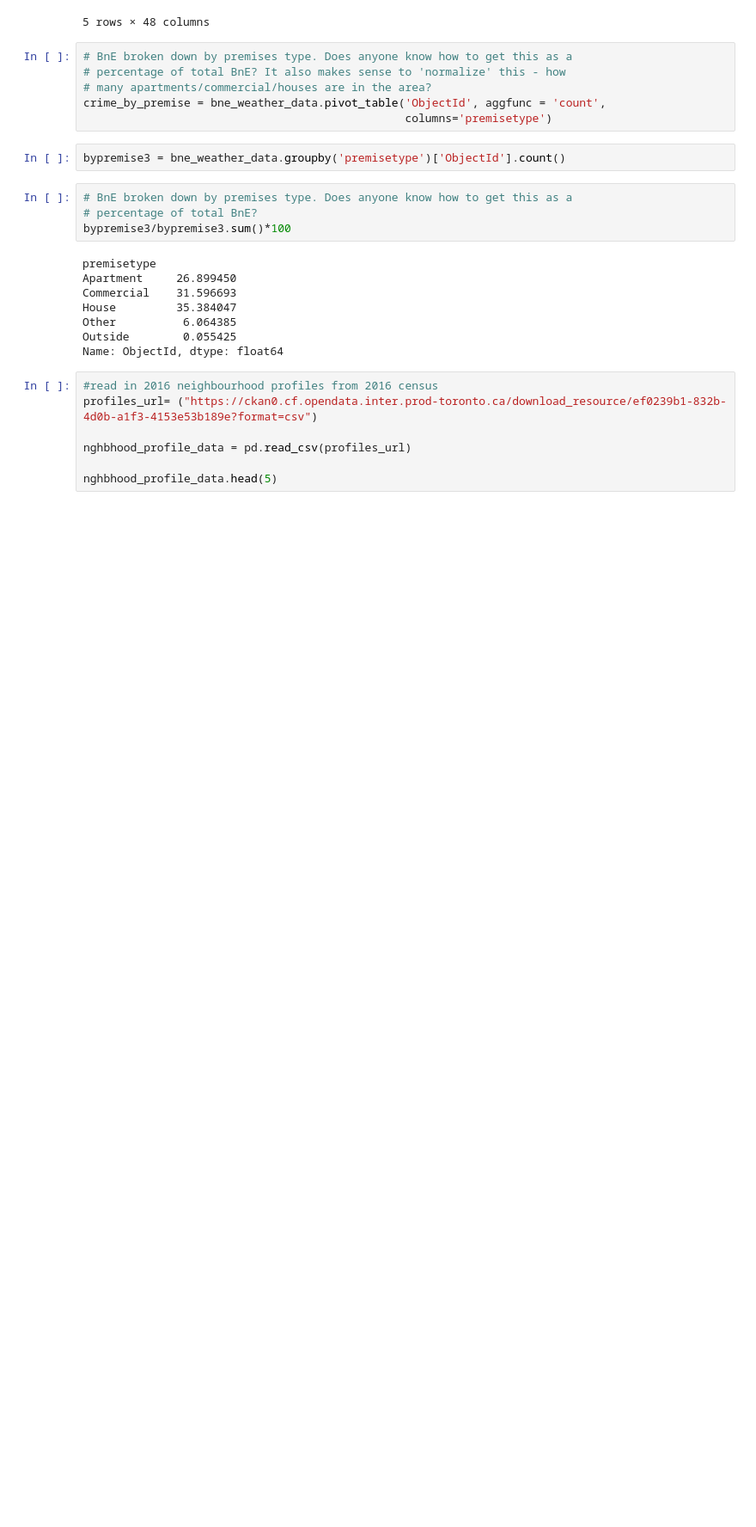
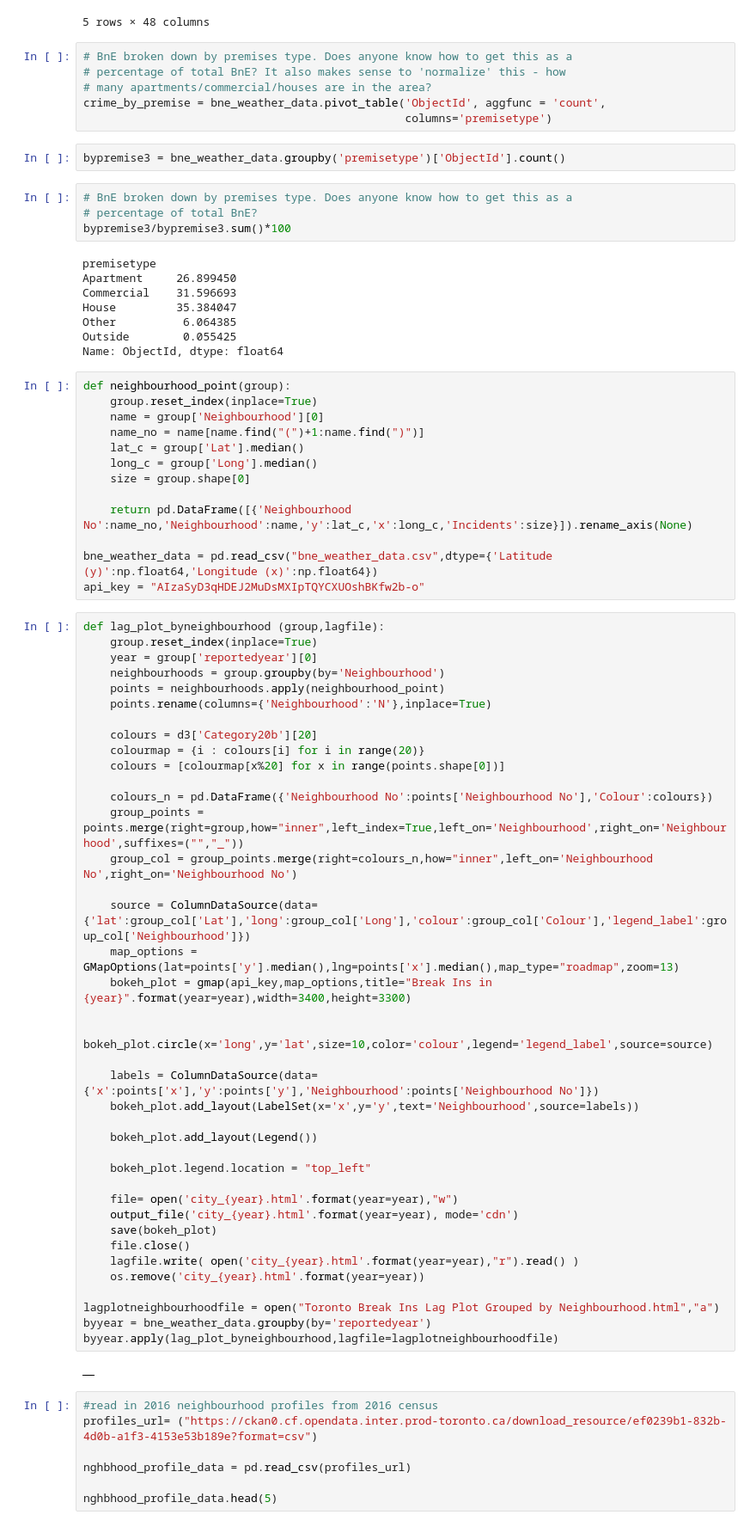
Before and after one commit to gdiaz89/SCS_3250_041-Group-2-Winter-2020, a Jupyter notebook: Term_Project.ipynb, the cells around one changed output. Shown: that part at 86% size. Drawn from its saved outputs; the diff is of its cells as text; blank space fills up the shorter version.

```diff
--- a/Term_Project.ipynb
+++ b/Term_Project.ipynb
@@ -147,6 +160,60 @@ House         35.384047
 Other          6.064385
 Outside        0.055425
 Name: ObjectId, dtype: float64
+# %%
+def neighbourhood_point(group):
+    group.reset_index(inplace=True)
+    name = group['Neighbourhood'][0]
+    name_no = name[name.find("(")+1:name.find(")")]
+    lat_c = group['Lat'].median()
+    long_c = group['Long'].median()
+    size = group.shape[0]
+
+    return pd.DataFrame([{'Neighbourhood No':name_no,'Neighbourhood':name,'y':lat_c,'x':long_c,'Incidents':size}]).rename_axis(None)
+
+bne_weather_data = pd.read_csv("bne_weather_data.csv",dtype={'Latitude (y)':np.float64,'Longitude (x)':np.float64})
+api_key = "AIzaSyD3qHDEJ2MuDsMXIpTQYCXUOshBKfw2b-o"
+# %%
+def lag_plot_byneighbourhood (group,lagfile):
+    group.reset_index(inplace=True)
+    year = group['reportedyear'][0]
+    neighbourhoods = group.groupby(by='Neighbourhood')
+    points = neighbourhoods.apply(neighbourhood_point)
+    points.rename(columns={'Neighbourhood':'N'},inplace=True)
+
+    colours = d3['Category20b'][20]
+    colourmap = {i : colours[i] for i in range(20)}
+    colours = [colourmap[x%20] for x in range(points.shape[0])]
+
+    colours_n = pd.DataFrame({'Neighbourhood No':points['Neighbourhood No'],'Colour':colours})
+    group_points = points.merge(right=group,how="inner",left_index=True,left_on='Neighbourhood',right_on='Neighbourhood',suffixes=("","_"))
+    group_col = group_points.merge(right=colours_n,how="inner",left_on='Neighbourhood No',right_on='Neighbourhood No')
+
+    source = ColumnDataSource(data={'lat':group_col['Lat'],'long':group_col['Long'],'colour':group_col['Colour'],'legend_label':group_col['Neighbourhood']})
+    map_options = GMapOptions(lat=points['y'].median(),lng=points['x'].median(),map_type="roadmap",zoom=13)
+    bokeh_plot = gmap(api_key,map_options,title="Break Ins in {year}".format(year=year),width=3400,height=3300)
+
+    bokeh_plot.circle(x='long',y='lat',size=10,color='colour',legend='legend_label',source=source)
+
+    labels = ColumnDataSource(data={'x':points['x'],'y':points['y'],'Neighbourhood':points['Neighbourhood No']})
+    bokeh_plot.add_layout(LabelSet(x='x',y='y',text='Neighbourhood',source=labels))
+
+    bokeh_plot.add_layout(Legend())
+
+    bokeh_plot.legend.location = "top_left"
+
+    file= open('city_{year}.html'.format(year=year),"w")
+    output_file('city_{year}.html'.format(year=year), mode='cdn')
+    save(bokeh_plot)
+    file.close()
+    lagfile.write( open('city_{year}.html'.format(year=year),"r").read() )
+    os.remove('city_{year}.html'.format(year=year))
+
+lagplotneighbourhoodfile = open("Toronto Break Ins Lag Plot Grouped by Neighbourhood.html","a")
+byyear = bne_weather_data.groupby(by='reportedyear')
+byyear.apply(lag_plot_byneighbourhood,lagfile=lagplotneighbourhoodfile)
+# %% [output]
+|  |
 # %%
 #read in 2016 neighbourhood profiles from 2016 census
 profiles_url= ("https://ckan0.cf.opendata.inter.prod-toronto.ca/download_resource/ef0239b1-832b-4d0b-a1f3-4153e53b189e?format=csv")
```
Also changed, not shown: parts of 2 cells of this notebook, 1 other file.
